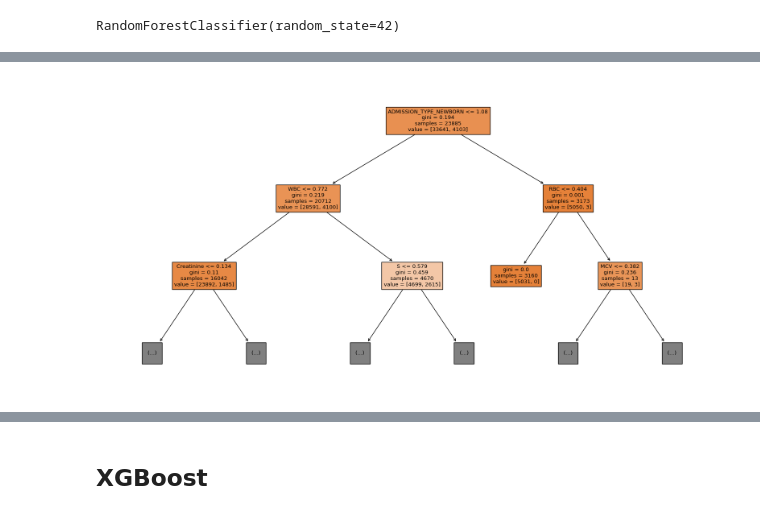
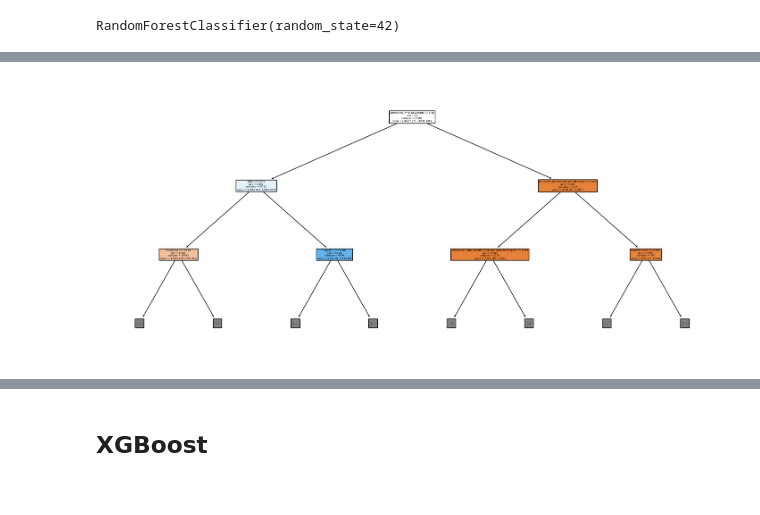
Before and after one commit to jiaminho/RPH-HAC-Prediction, a Jupyter notebook: HAC_Model.ipynb, the cells around one changed output, grey strips where cells are left out. Saved outputs shown, nothing was run; the diff lists cells and outputs as text; code cells hidden in the pictures.

Commit message:
Updated Models with Best Hyperparameters, Tried Optuna

```diff
--- a/HAC_Model.ipynb
+++ b/HAC_Model.ipynb
@@ -69,8 +75,8 @@ downloaded = drive.CreateFile({'id': file_id})
 downloaded.GetContentFile(file_name)
 
 # Read into DataFrame
-selected_features_df = pd.read_csv(file_name)
-selected_features_df.shape
+selected_features_data = pd.read_csv(file_name)
+selected_features_data.shape
 # %% [output]
 (58976, 81)
 # %%
@@ -83,4 +89,6 @@ selected_features_df.head()
 | 3 | 0.0 | 0.0 | 0.0 | 0 | 0.0 | 0.0 | ... |
 | 4 | 0.0 | 0.0 | 0.0 | 0 | 0.0 | 0.0 | ... |
 # %%
-selected_features_df['uti'] = selected_features_df['uti'].replace({True: 1, False: 0})
+selected_features_data['uti'] = selected_features_data['uti'].replace({True: 1, False: 0})
+# %%
+selected_features_df = selected_features_data
@@ -542,4 +797,17 @@ weighted avg       0.86      0.89      0.85     11796
 # %%
+# using the best parameters
+best_param_rf = {'max_depth': 10,
+ 'min_samples_leaf': 5,
+ 'min_samples_split': 2,
+ 'n_estimators': 83}
+
+rf = RandomForestClassifier(**best_param_rf,random_state=42, class_weight='balanced')
+rf.fit(X_train_scaled, y_train)
+
+rf_y_pred = rf.predict(X_test_scaled)
+rf_y_train_pred = rf.predict(X_train_scaled)
+print(classification_report(y_test, rf_y_pred))
+
 # calculate balanced accuracy
 print(f"{balanced_accuracy_score(y_test, rf_y_pred.round()) * 100:.2f}% - Balanced accuracy Test")
 print(f"{balanced_accuracy_score(y_train, rf_y_train_pred.round()) * 100:.2f}% - Balanced accuracy Train")
@@ -553,10 +830,10 @@ plot_confusion_matrix(y_test, rf_y_pred.round(), title='Random Forest Confusion
 # %%
 # Visualizing the first decision tree
-plt.figure(figsize=(20,10))
+plt.figure(figsize=(18,8))
 plot_tree(rf.estimators_[0], filled=True, max_depth=2, feature_names=X.columns)
 plt.show()
 # %% [output]
-[figure, old version]
+[figure, new version]
 # %%
 importances = rf.feature_importances_
 features = X.columns
```
Also changed, not shown: parts of 49 cells of this notebook.
